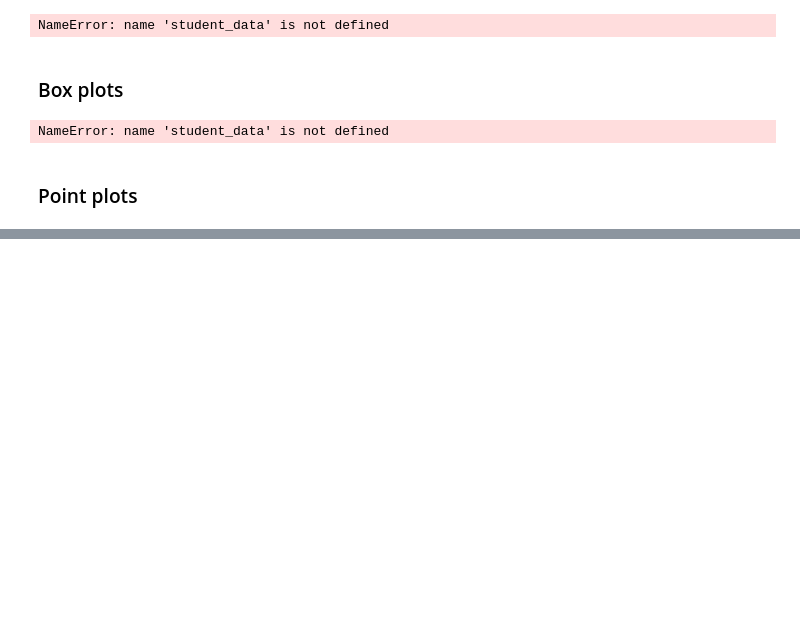
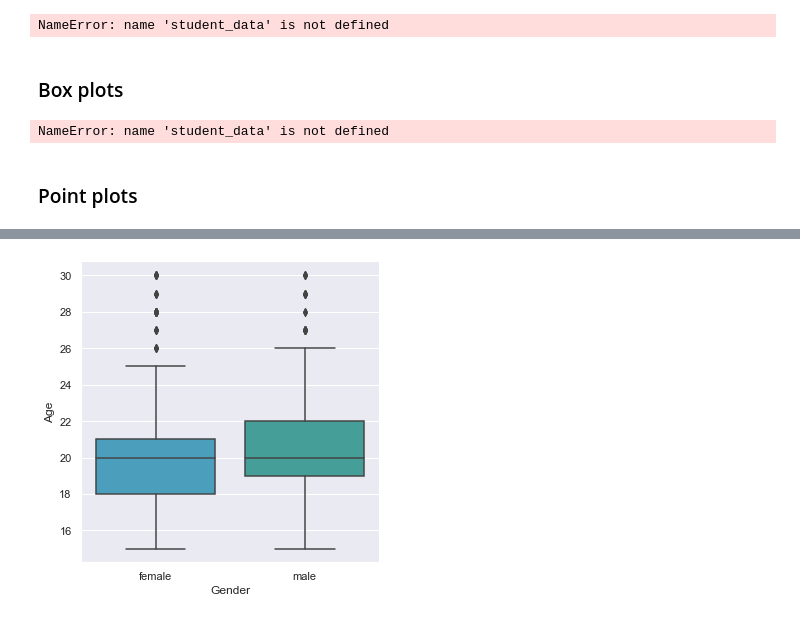
Before and after one commit to Alumasa/Python-for-data-science, a Jupyter notebook: Data Visualization with Seaborn.ipynb, the cells around one changed output, grey strips where cells are left out. Cells and saved outputs as stored; diff of their text form; code cells hidden in the pictures; blank space fills up the shorter version.

```diff
--- a/Data Visualization with Seaborn.ipynb
+++ b/Data Visualization with Seaborn.ipynb
@@ -435,0 +501,15 @@ plt.show()
+# %%
+# Set the style to "darkgrid"
+sns.set_style('darkgrid')
+
+# Set a custom color palette
+sns.set_palette(["#39A7D0", "#36ADA4"])
+
+# Create the box plot of age distribution by gender
+sns.catplot(x="Gender", y="Age",
+            data=survey_data, kind="box")
+
+# Show plot
+plt.show()
+# %% [output]
+[figure, added]
```
Also changed, not shown: parts of 13 cells of this notebook.
